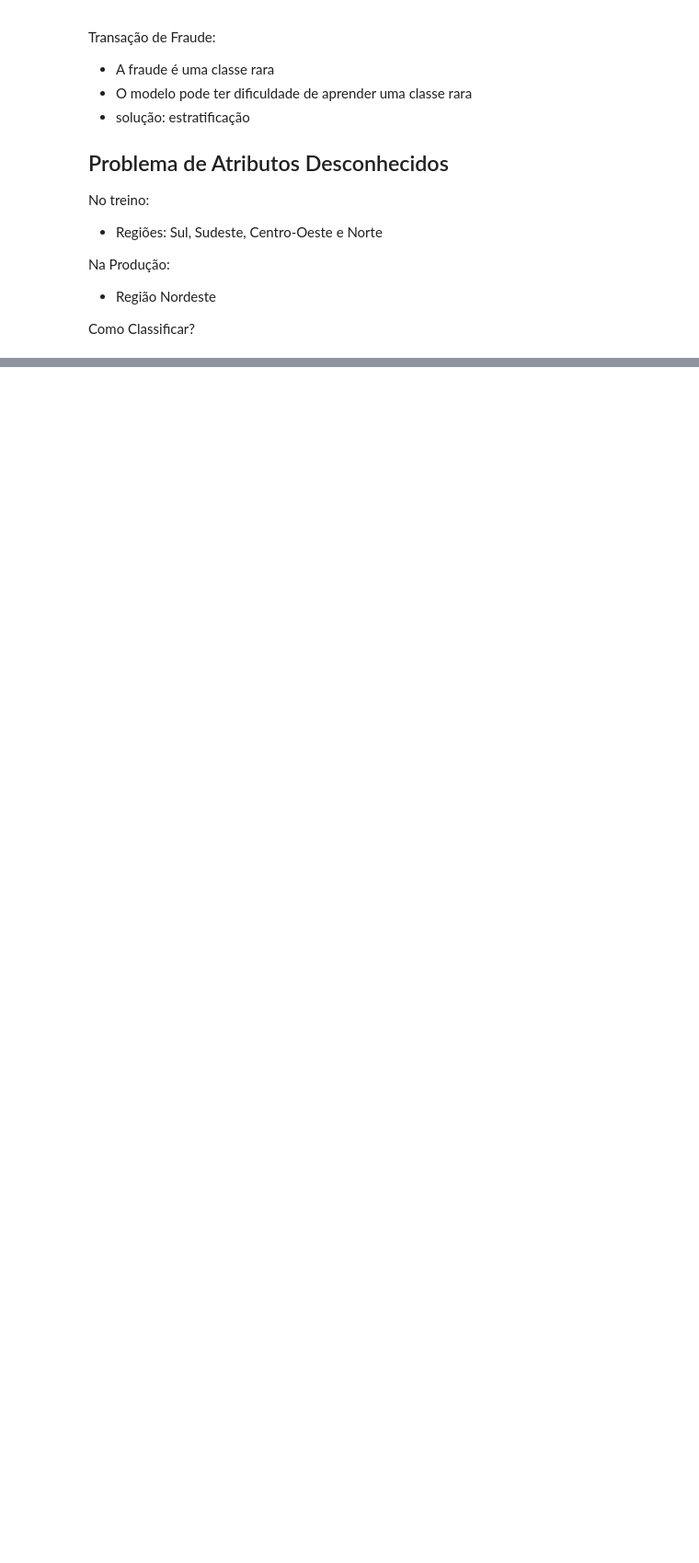
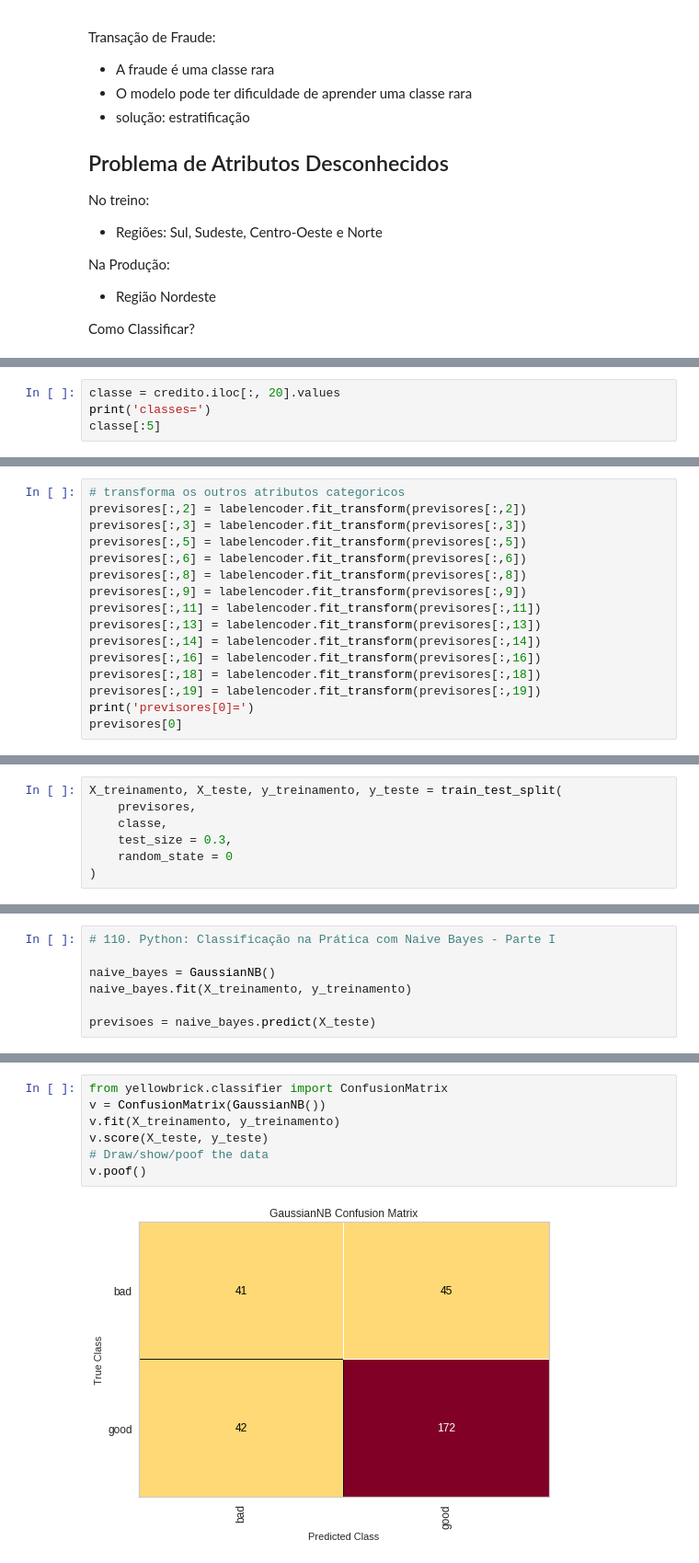
Before and after one commit to ronivaldo/udemy-curso-cientista_dados, a Jupyter notebook: 05_Machine_Learning.ipynb, the cells around one changed output, grey strips where cells are left out. Shown: that part at 92% size. Saved outputs shown, nothing was run; the diff lists cells and outputs as text; blank space fills up the shorter version.

```diff
--- a/05_Machine_Learning.ipynb
+++ b/05_Machine_Learning.ipynb
@@ -376,0 +520,4 @@ Como Classificar?
+# %%
+classe = credito.iloc[:, 20].values
+print('classes=')
+classe[:5]
@@ -376,0 +547,16 @@ Como Classificar?
+# %%
+# transforma os outros atributos categoricos
+previsores[:,2] = labelencoder.fit_transform(previsores[:,2])
+previsores[:,3] = labelencoder.fit_transform(previsores[:,3])
+previsores[:,5] = labelencoder.fit_transform(previsores[:,5])
+previsores[:,6] = labelencoder.fit_transform(previsores[:,6])
+previsores[:,8] = labelencoder.fit_transform(previsores[:,8])
+previsores[:,9] = labelencoder.fit_transform(previsores[:,9])
+previsores[:,11] = labelencoder.fit_transform(previsores[:,11])
+previsores[:,13] = labelencoder.fit_transform(previsores[:,13])
+previsores[:,14] = labelencoder.fit_transform(previsores[:,14])
+previsores[:,16] = labelencoder.fit_transform(previsores[:,16])
+previsores[:,18] = labelencoder.fit_transform(previsores[:,18])
+previsores[:,19] = labelencoder.fit_transform(previsores[:,19])
+print('previsores[0]=')
+previsores[0]
@@ -376,0 +567,7 @@ Como Classificar?
+# %%
+X_treinamento, X_teste, y_treinamento, y_teste = train_test_split(
+    previsores,
+    classe,
+    test_size = 0.3,
+    random_state = 0
+)
@@ -376,0 +586,7 @@ Como Classificar?
+# %%
+# 110. Python: Classificação na Prática com Naive Bayes - Parte I
+
+naive_bayes = GaussianNB()
+naive_bayes.fit(X_treinamento, y_treinamento)
+
+previsoes = naive_bayes.predict(X_teste)
@@ -376,0 +622,9 @@ Como Classificar?
+# %%
+from yellowbrick.classifier import ConfusionMatrix
+v = ConfusionMatrix(GaussianNB())
+v.fit(X_treinamento, y_treinamento)
+v.score(X_teste, y_teste)
+# Draw/show/poof the data
+v.poof()
+# %% [output]
+[figure, added]
```
Also changed, not shown: parts of 73 cells of this notebook.
